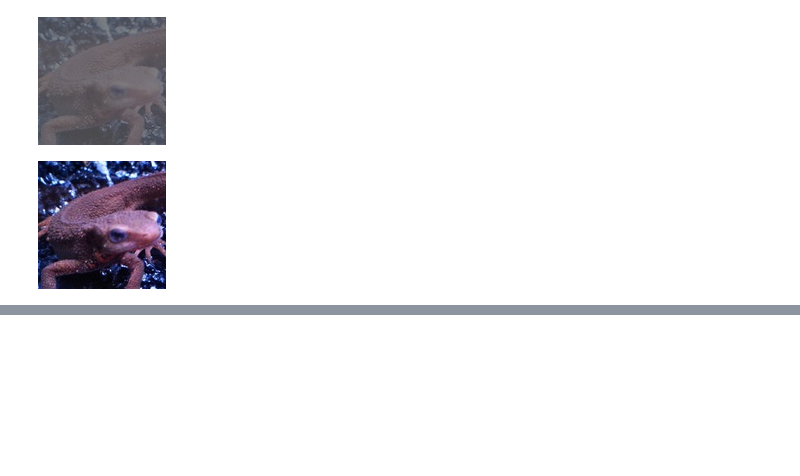
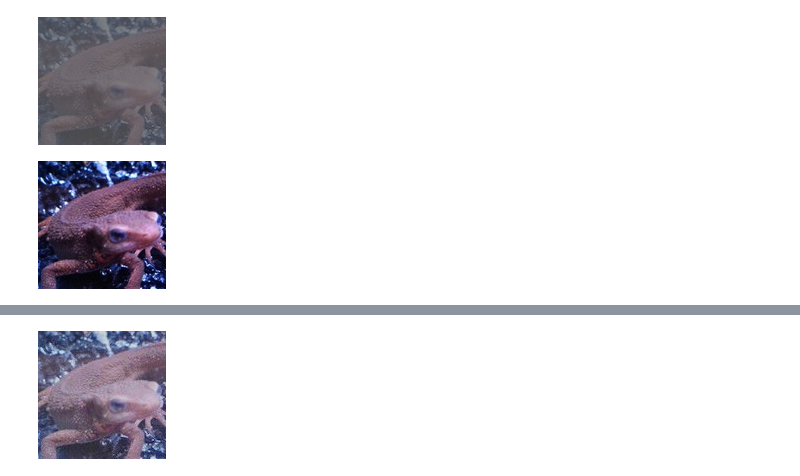
Before and after one commit to whatalnk/Gasyori100knock, a Jupyter notebook: notebooks/Question_21_30.ipynb, the cells around one changed output, grey strips where cells are left out. Cells and saved outputs as stored; diff of their text form; code cells hidden in the pictures; blank space fills up the shorter version.

```diff
--- a/notebooks/Question_21_30.ipynb
+++ b/notebooks/Question_21_30.ipynb
@@ -76,0 +120,20 @@ cv2_imshow(img_gamma)
+# %%
+def hist_normalization(img, a=0, b=255):
+	# get max and min
+	c = img.min()
+	d = img.max()
+
+	out = img.copy()
+
+	# normalization
+	out = (b-a) / (d - c) * (out - c) + a
+	out[out < a] = a
+	out[out > b] = b
+	out = out.astype(np.uint8)
+
+	return out
+img_dark = cv2.imread("imori_dark.jpg")
+out = hist_normalization(img_dark)
+cv2_imshow(out)
+# %% [output]
+[figure, added]
```
Also changed, not shown: parts of 11 cells of this notebook.
